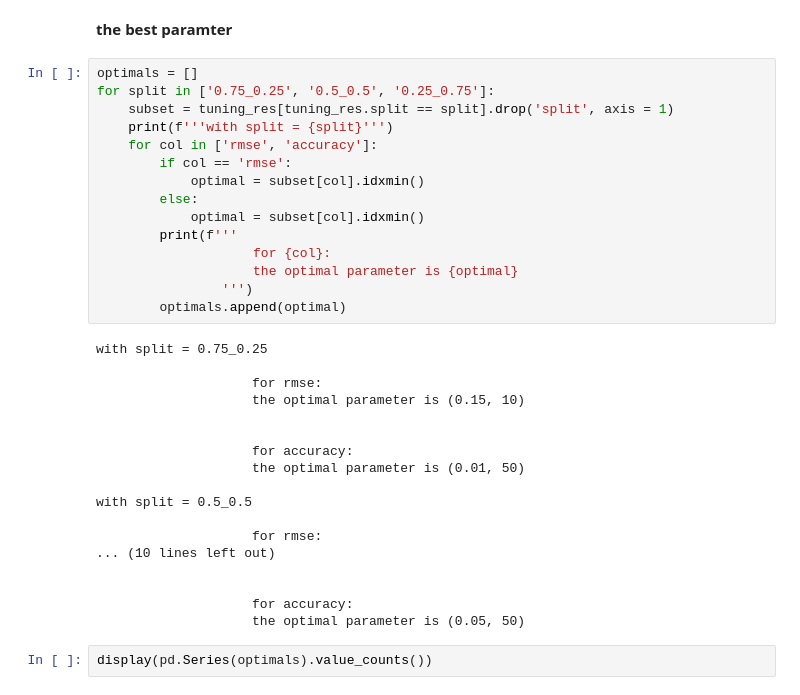
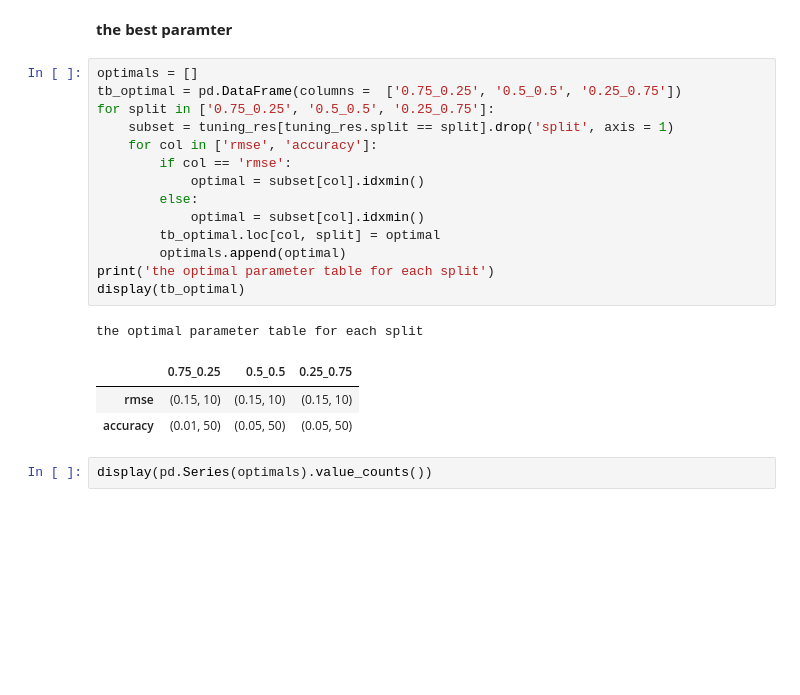
Before and after one commit to syeehyn/personalization-system, a Jupyter notebook: notebook/final_report.ipynb, the cells around one changed output. Cells and saved outputs as stored; diff of their text form; blank space fills up the shorter version.

```diff
--- a/notebook/final_report.ipynb
+++ b/notebook/final_report.ipynb
@@ -338,37 +338,23 @@ tuning_res = tuning_res.set_index('(regParam, rank)')
 **the best paramter**
 # %%
 optimals = []
+tb_optimal = pd.DataFrame(columns =  ['0.75_0.25', '0.5_0.5', '0.25_0.75'])
 for split in ['0.75_0.25', '0.5_0.5', '0.25_0.75']:
     subset = tuning_res[tuning_res.split == split].drop('split', axis = 1)
-    print(f'''with split = {split}''')
     for col in ['rmse', 'accuracy']:
         if col == 'rmse':
             optimal = subset[col].idxmin()
         else:
             optimal = subset[col].idxmin()
-        print(f'''
-                    for {col}:
-                    the optimal parameter is {optimal}
-                ''')
+        tb_optimal.loc[col, split] = optimal
         optimals.append(optimal)
+print('the optimal parameter table for each split')
+display(tb_optimal)
 # %% [output]
-with split = 0.75_0.25
-
-                    for rmse:
-                    the optimal parameter is (0.15, 10)
-
-
-                    for accuracy:
-                    the optimal parameter is (0.01, 50)
-
-with split = 0.5_0.5
-
-                    for rmse:
-... (10 lines left out)
-
-
-                    for accuracy:
-                    the optimal parameter is (0.05, 50)
+the optimal parameter table for each split
+|  | 0.75_0.25 | 0.5_0.5 | 0.25_0.75 |
+| rmse | (0.15, 10) | (0.15, 10) | (0.15, 10) |
+| accuracy | (0.01, 50) | (0.05, 50) | (0.05, 50) |
 # %%
 display(pd.Series(optimals).value_counts())
 # %% [output]
```
Also changed, not shown: parts of 12 cells of this notebook, 15 other files.
